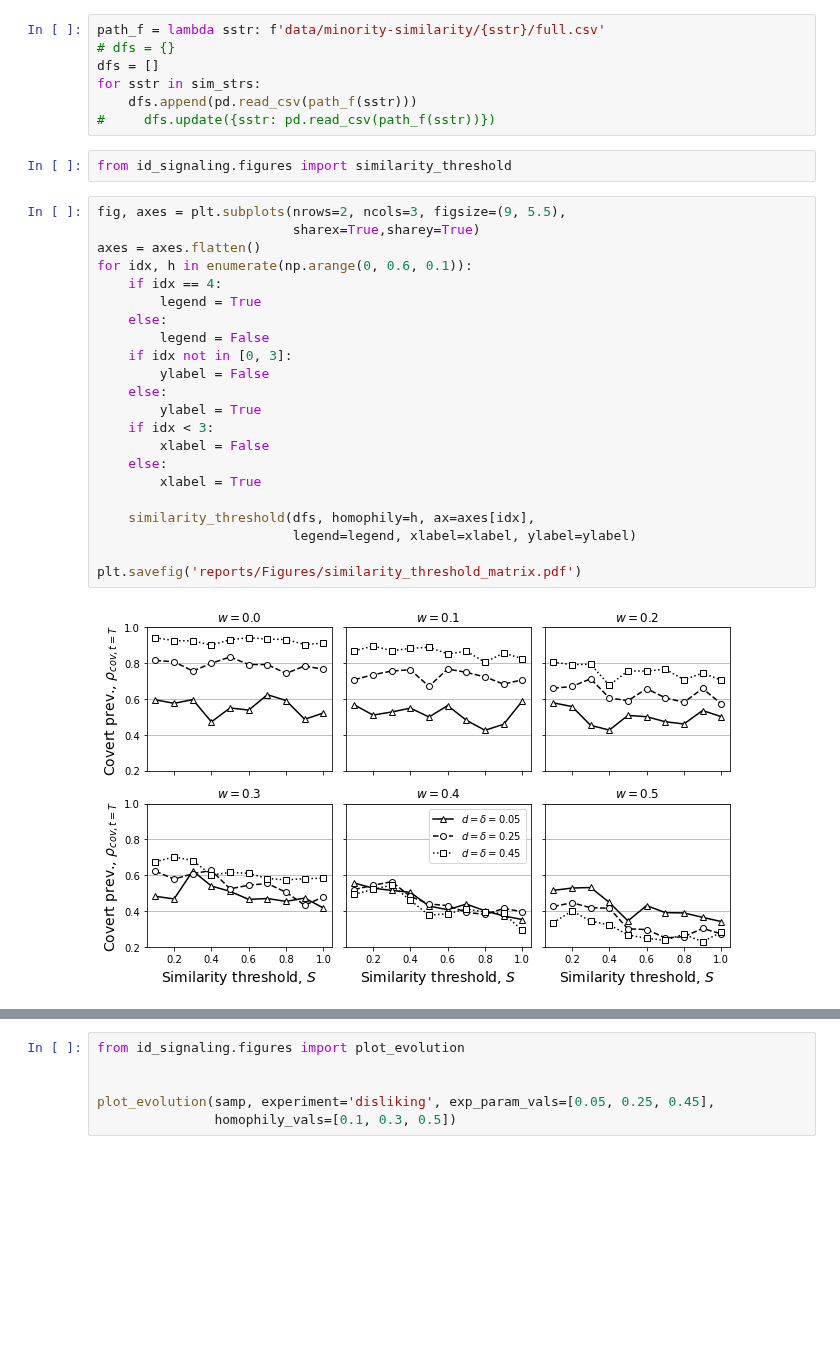
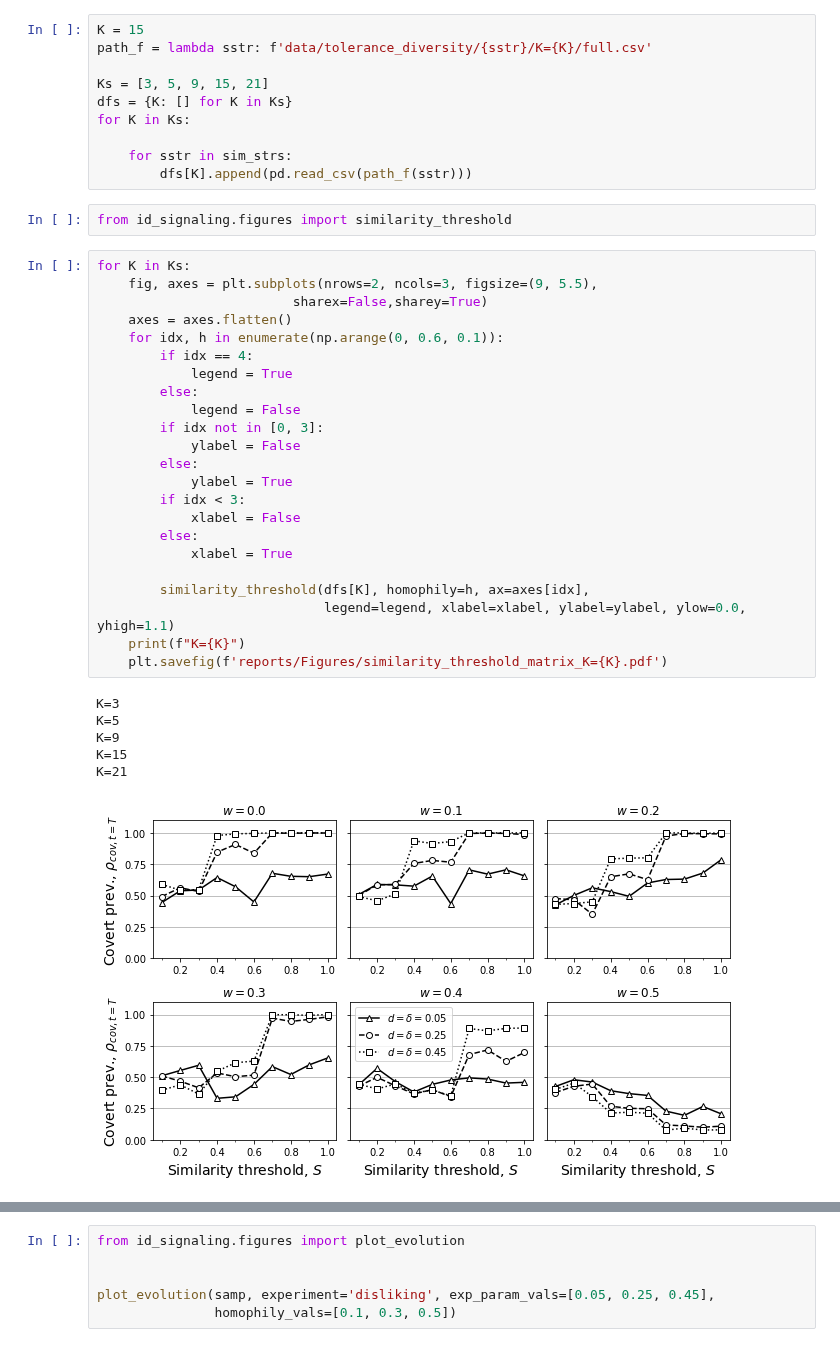
Before and after one commit to mt-digital/identity-signaling, a Jupyter notebook: Similarity.ipynb, the cells around one changed output, grey strips where cells are left out. Cells and saved outputs as stored; diff of their text form; blank space fills up the shorter version.

Commit message:
did new analyses over multiple parameter settings for similarity experiments which are now 'tolerance/diversity'

```diff
--- a/Similarity.ipynb
+++ b/Similarity.ipynb
@@ -20,35 +20,44 @@ sim_strs
 # %% [output]
 ['0.1', '0.2', '0.3', '0.4', '0.5', '0.6', '0.7', '0.8', '0.9', '1.0']
 # %%
-path_f = lambda sstr: f'data/minority-similarity/{sstr}/full.csv'
-# dfs = {}
-dfs = []
-for sstr in sim_strs:
-    dfs.append(pd.read_csv(path_f(sstr)))
-#     dfs.update({sstr: pd.read_csv(path_f(sstr))})
+K = 15
+path_f = lambda sstr: f'data/tolerance_diversity/{sstr}/K={K}/full.csv'
+
+Ks = [3, 5, 9, 15, 21]
+dfs = {K: [] for K in Ks}
+for K in Ks:
+
+    for sstr in sim_strs:
+        dfs[K].append(pd.read_csv(path_f(sstr)))
 # %%
 from id_signaling.figures import similarity_threshold
 # %%
-fig, axes = plt.subplots(nrows=2, ncols=3, figsize=(9, 5.5),
-                         sharex=True,sharey=True)
-axes = axes.flatten()
-for idx, h in enumerate(np.arange(0, 0.6, 0.1)):
-    if idx == 4:
-        legend = True
-    else:
-        legend = False
-    if idx not in [0, 3]:
-        ylabel = False
-    else:
-        ylabel = True
-    if idx < 3:
-        xlabel = False
-    else:
-        xlabel = True
+for K in Ks:
+    fig, axes = plt.subplots(nrows=2, ncols=3, figsize=(9, 5.5),
+                         sharex=False,sharey=True)
+    axes = axes.flatten()
+    for idx, h in enumerate(np.arange(0, 0.6, 0.1)):
+        if idx == 4:
+            legend = True
+        else:
+            legend = False
+        if idx not in [0, 3]:
+            ylabel = False
+        else:
+            ylabel = True
+        if idx < 3:
+            xlabel = False
+        else:
+            xlabel = True
 
-    similarity_threshold(dfs, homophily=h, ax=axes[idx],
-                         legend=legend, xlabel=xlabel, ylabel=ylabel)
-
-plt.savefig('reports/Figures/similarity_threshold_matrix.pdf')
+        similarity_threshold(dfs[K], homophily=h, ax=axes[idx],
+                             legend=legend, xlabel=xlabel, ylabel=ylabel, ylow=0.0, yhigh=1.1)
+    print(f"K={K}")
+    plt.savefig(f'reports/Figures/similarity_threshold_matrix_K={K}.pdf')
 # %% [output]
+K=3
+K=5
+K=9
+K=15
+K=21
-[figure, old version]
+[figure, new version]
```
Also changed, not shown: parts of 3 cells of this notebook, 15 other files.
